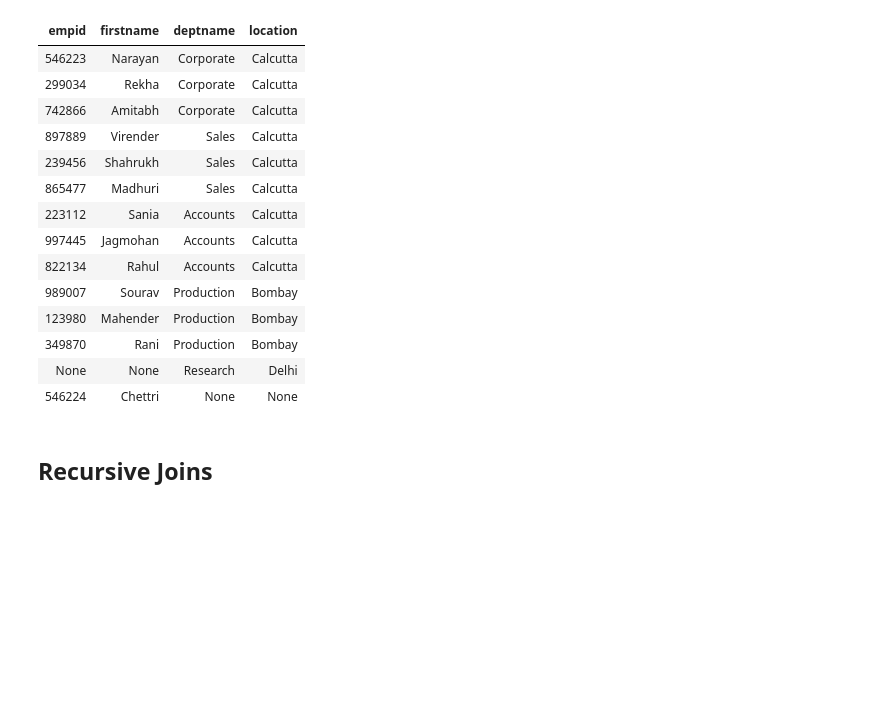
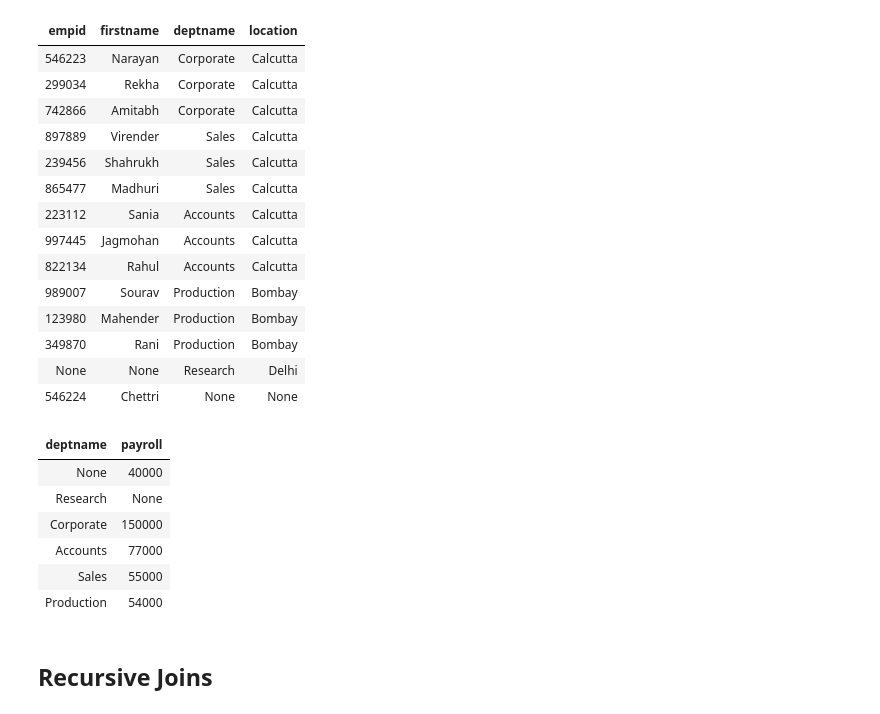
Before and after one commit to Praxis-QR/RDWH, a Jupyter notebook: PostgreSQL_02_Basic_SQL.ipynb, the cells around one changed output. Saved outputs shown, nothing was run; the diff lists cells and outputs as text; code cells hidden in the pictures; blank space fills up the shorter version.

```diff
--- a/PostgreSQL_02_Basic_SQL.ipynb
+++ b/PostgreSQL_02_Basic_SQL.ipynb
@@ -669,6 +651,18 @@ runSelect(sql)
 | 349870 | Rani | Production | Bombay |
 | None | None | Research | Delhi |
 | 546224 | Chettri | None | None |
+# %%
+sql = 'select deptname,round(sum(salary),0) payroll from empl FULL JOIN dept ON empl.deptid = dept.deptid \
+group by deptname'
+runSelect(sql)
+# %% [output]
+| deptname | payroll |
+| None | 40000 |
+| Research | None |
+| Corporate | 150000 |
+| Accounts | 77000 |
+| Sales | 55000 |
+| Production | 54000 |
 # %% [markdown]
 ## Recursive Joins
 # %% [markdown]
```
Also changed, not shown: parts of 12 cells of this notebook.
